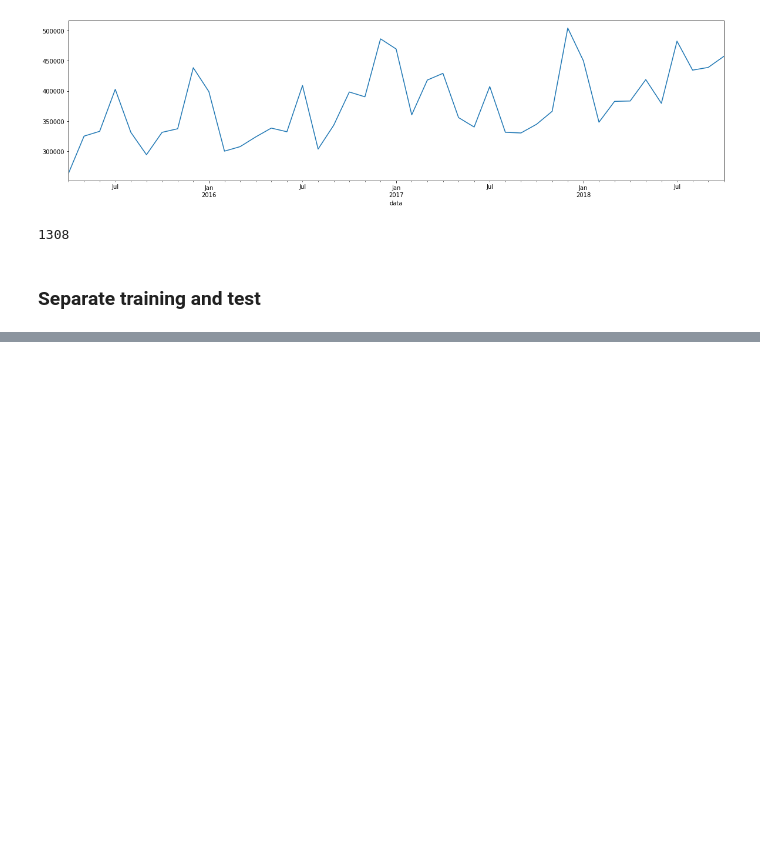
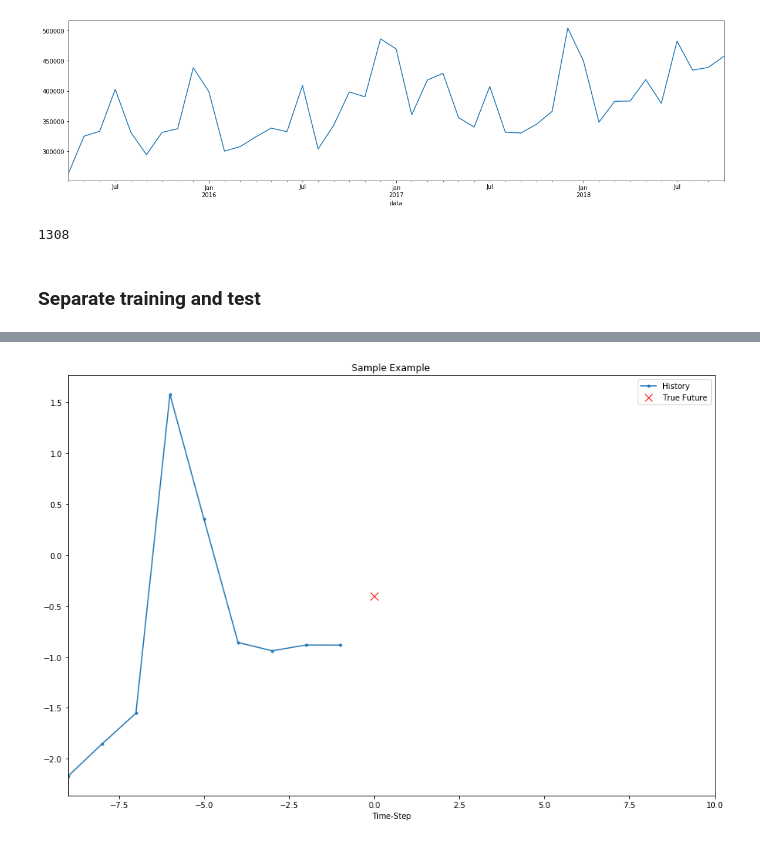
Before and after one commit to AAntunesNDS/time_series_deeplearning, a Jupyter notebook: TimeSeriesKerasTensorFlow_DevAcademyChallange_Dataset_2.ipynb, the cells around one changed output, grey strips where cells are left out. Saved outputs shown, nothing was run; the diff lists cells and outputs as text; code cells hidden in the pictures; blank space fills up the shorter version.

```diff
--- a/TimeSeriesKerasTensorFlow_DevAcademyChallange_Dataset_2.ipynb
+++ b/TimeSeriesKerasTensorFlow_DevAcademyChallange_Dataset_2.ipynb
@@ -102,0 +207,13 @@ previsores.shape
+# %%
+uni_data = (uni_data-uni_train_mean)/uni_train_std
+# %%
+univariate_past_history = 9
+univariate_future_target = 0
+
+x_train_uni, y_train_uni = univariate_data(uni_data, 0, TRAIN_SPLIT,
+                                           univariate_past_history,
+                                           univariate_future_target)
+
+x_val_uni, y_val_uni = univariate_data(uni_data, TRAIN_SPLIT, None,
+                                       univariate_past_history,
+                                       univariate_future_target)
@@ -102,0 +239,27 @@ previsores.shape
+# %%
+def create_time_steps(length):
+    return list(range(-length, 0))
+# %%
+def show_plot(plot_data, delta, title):
+    labels = ['History', 'True Future', 'Model Prediction']
+    marker = ['.-', 'rx', 'go']
+    time_steps = create_time_steps(plot_data[0].shape[0])
+    if delta:
+        future = delta
+    else:
+        future = 0
+
+    plt.title(title)
+    for i, x in enumerate(plot_data):
+        if i:
+            plt.plot(future, plot_data[i], marker[i], markersize=10,
+                   label=labels[i])
+        else:
+            plt.plot(time_steps, plot_data[i].flatten(), marker[i], label=labels[i])
+        plt.legend()
+        plt.xlim([time_steps[0], (future+5)*2])
+        plt.xlabel('Time-Step')
+    return plt
+# %%
+show_plot([x_train_uni[0], y_train_uni[0]], 0, 'Sample Example')
+# %% [output]
@@ -102,0 +267 @@ previsores.shape
+[figure, added]
```
Also changed, not shown: parts of 26 cells of this notebook.
